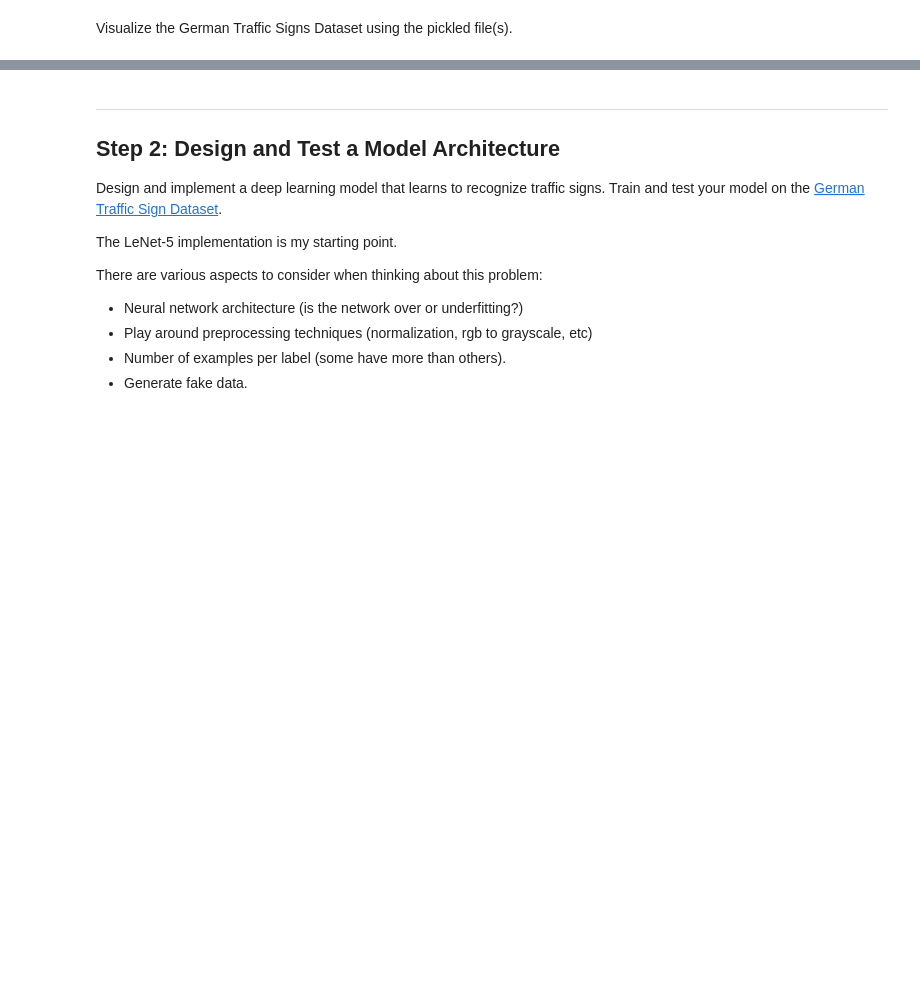
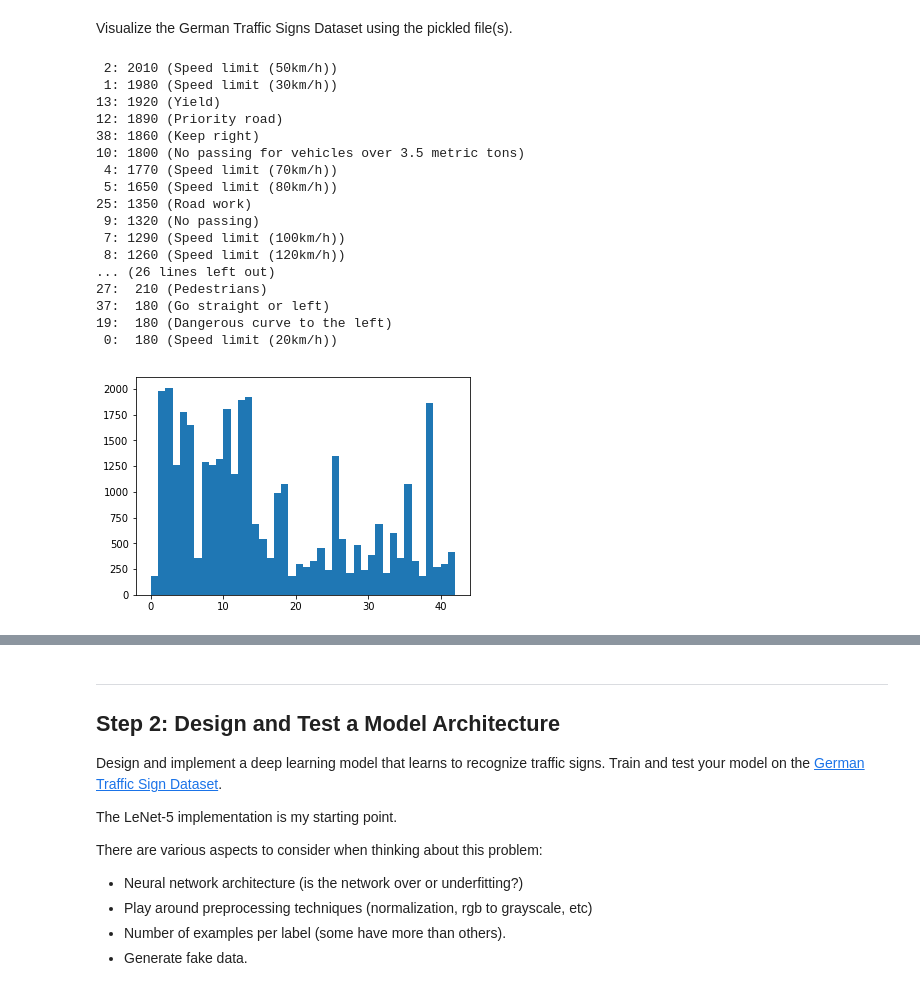
Before and after one commit to jamesfulford/traffic-sign-classifier, a Jupyter notebook: Traffic_Sign_Classifier.ipynb, the cells around one changed output, grey strips where cells are left out. Cells and saved outputs as stored; diff of their text form; code cells hidden in the pictures; blank space fills up the shorter version.

```diff
--- a/Traffic_Sign_Classifier.ipynb
+++ b/Traffic_Sign_Classifier.ipynb
@@ -61,7 +70,7 @@ print("Number of classes =", n_classes)
 # %%
 import pandas
 
-class_to_description = pandas.DataFrame.from_csv("./signnames.csv").to_dict('index')
+class_to_description = pandas.DataFrame.from_csv("./traffic-signs-data/signnames.csv").to_dict('index')
 # %% [markdown]
 ### Exploratory Visualization
 # %% [markdown]
@@ -76,0 +78,32 @@ print(y_train[index], class_to_description[y_train[index]])
+# %%
+import matplotlib.pyplot as plt
+%matplotlib inline
+
+frequencies, classes, *_ = plt.hist(y_train, bins=np.arange(y_train.min(), y_train.max() + 1))
+for (freq, cls) in reversed(sorted(zip(frequencies, classes))):
+    print("{}: {} ({})".format(
+        str(cls).rjust(2, " "),
+        str(int(freq)).rjust(4, " "),
+        class_to_description[cls]["SignName"],
+    ))
+
+plt.savefig("./artifacts/training_data_distribution.png")
+# %% [output]
+ 2: 2010 (Speed limit (50km/h))
+ 1: 1980 (Speed limit (30km/h))
+13: 1920 (Yield)
+12: 1890 (Priority road)
+38: 1860 (Keep right)
+10: 1800 (No passing for vehicles over 3.5 metric tons)
+ 4: 1770 (Speed limit (70km/h))
+ 5: 1650 (Speed limit (80km/h))
+25: 1350 (Road work)
+ 9: 1320 (No passing)
+ 7: 1290 (Speed limit (100km/h))
+ 8: 1260 (Speed limit (120km/h))
+... (26 lines left out)
+27:  210 (Pedestrians)
+37:  180 (Go straight or left)
+19:  180 (Dangerous curve to the left)
+ 0:  180 (Speed limit (20km/h))
+[figure, added]
```
Also changed, not shown: parts of 35 cells of this notebook, 5 other files.
